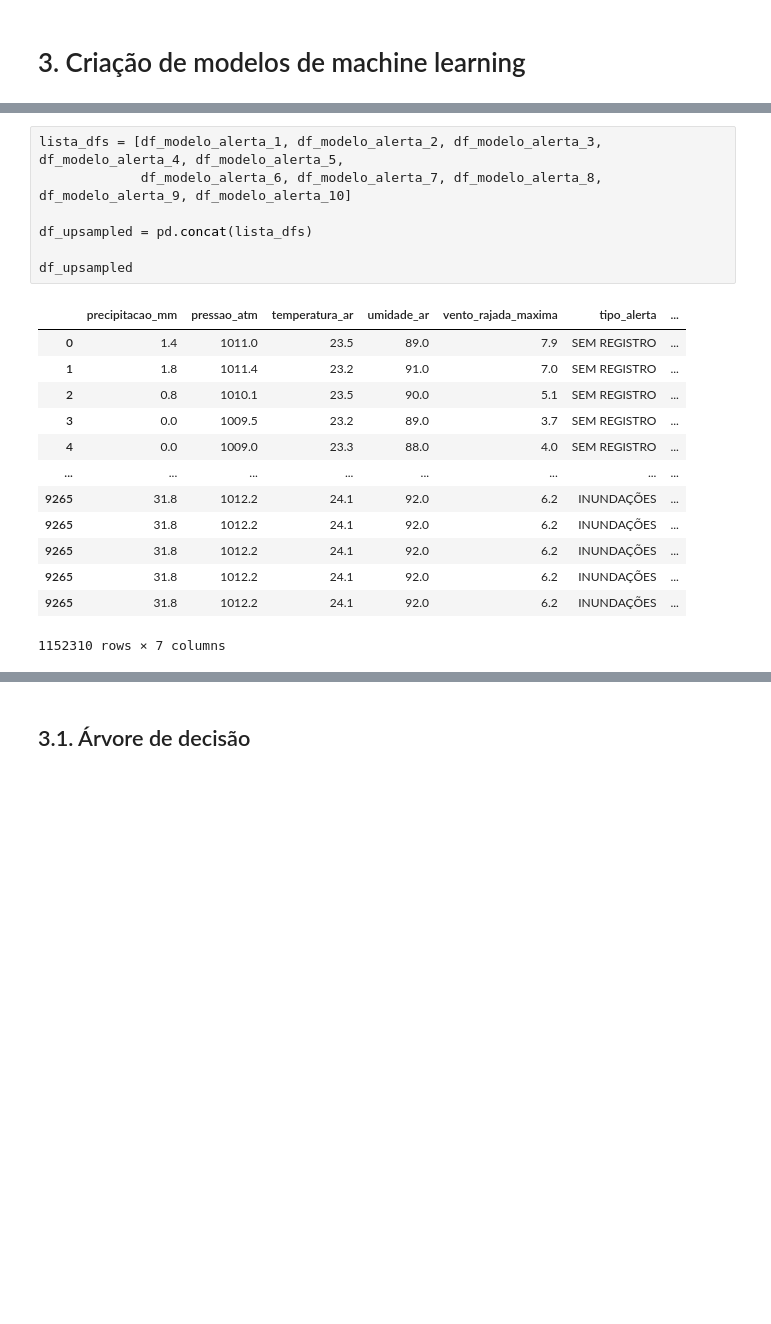
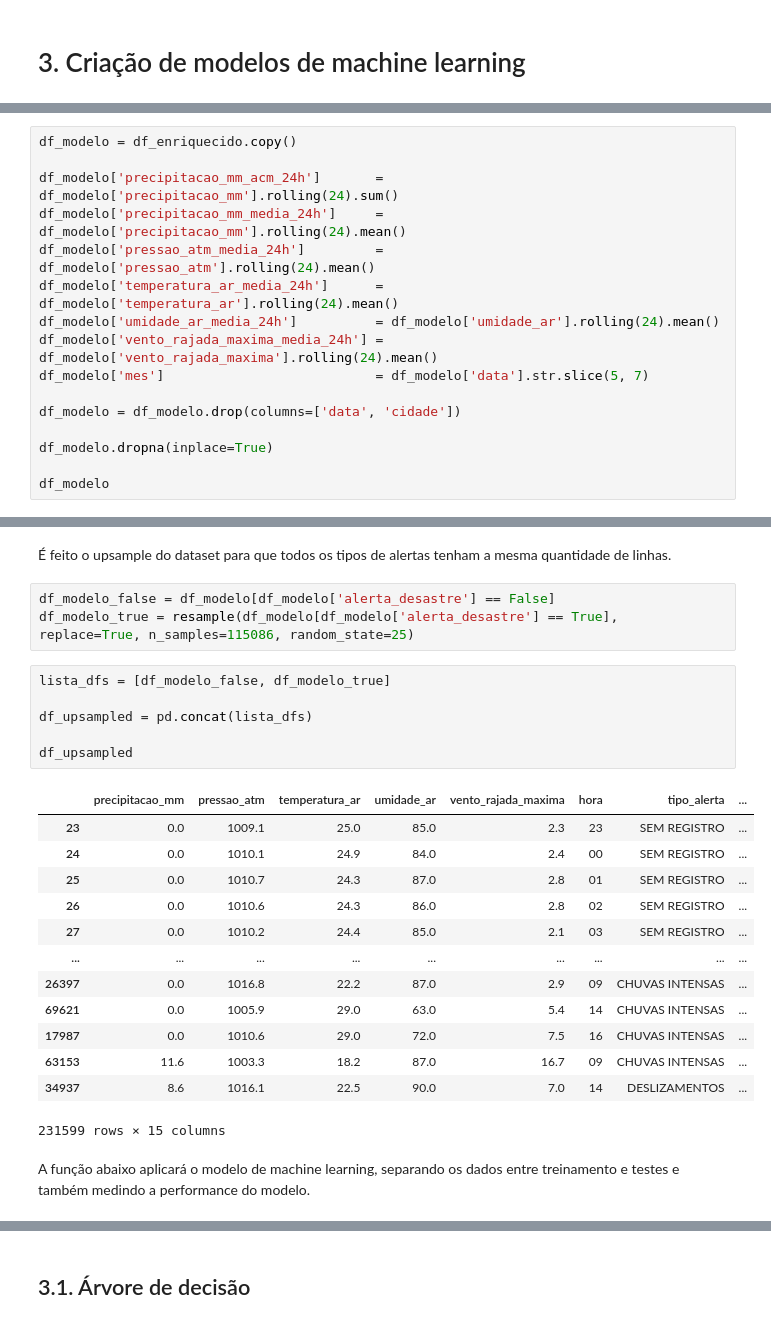
Before and after one commit to renankw/tcc-puc-minas, a Jupyter notebook: tcc_puc_minas_renan_wachter.ipynb, the cells around one changed output, grey strips where cells are left out. Drawn from its saved outputs; the diff is of its cells as text; blank space fills up the shorter version.

```diff
--- a/tcc_puc_minas_renan_wachter.ipynb
+++ b/tcc_puc_minas_renan_wachter.ipynb
@@ -857,0 +828,16 @@ df_modelo_alerta_10 = resample(df_modelo[df_modelo['tipo_alerta'] == 'INUNDAÇÕ
+# %%
+df_modelo = df_enriquecido.copy()
+
+df_modelo['precipitacao_mm_acm_24h']       = df_modelo['precipitacao_mm'].rolling(24).sum()
+df_modelo['precipitacao_mm_media_24h']     = df_modelo['precipitacao_mm'].rolling(24).mean()
+df_modelo['pressao_atm_media_24h']         = df_modelo['pressao_atm'].rolling(24).mean()
+df_modelo['temperatura_ar_media_24h']      = df_modelo['temperatura_ar'].rolling(24).mean()
+df_modelo['umidade_ar_media_24h']          = df_modelo['umidade_ar'].rolling(24).mean()
+df_modelo['vento_rajada_maxima_media_24h'] = df_modelo['vento_rajada_maxima'].rolling(24).mean()
+df_modelo['mes']                           = df_modelo['data'].str.slice(5, 7)
+
+df_modelo = df_modelo.drop(columns=['data', 'cidade'])
+
+df_modelo.dropna(inplace=True)
+
+df_modelo
@@ -858,24 +858,30 @@ df_modelo_alerta_10 = resample(df_modelo[df_modelo['tipo_alerta'] == 'INUNDAÇÕ
+# %% [markdown]
+É feito o upsample do dataset para que todos os tipos de alertas tenham a mesma quantidade de linhas.
+# %%
+df_modelo_false = df_modelo[df_modelo['alerta_desastre'] == False]
+df_modelo_true = resample(df_modelo[df_modelo['alerta_desastre'] == True], replace=True, n_samples=115086, random_state=25)
 # %%
-lista_dfs = [df_modelo_alerta_1, df_modelo_alerta_2, df_modelo_alerta_3, df_modelo_alerta_4, df_modelo_alerta_5,
-             df_modelo_alerta_6, df_modelo_alerta_7, df_modelo_alerta_8, df_modelo_alerta_9, df_modelo_alerta_10]
+lista_dfs = [df_modelo_false, df_modelo_true]
 
 df_upsampled = pd.concat(lista_dfs)
 
 df_upsampled
 # %% [output]
-|  | precipitacao_mm | pressao_atm | temperatura_ar | umidade_ar | vento_rajada_maxima | tipo_alerta | ... |
-| 0 | 1.4 | 1011.0 | 23.5 | 89.0 | 7.9 | SEM REGISTRO | ... |
-| 1 | 1.8 | 1011.4 | 23.2 | 91.0 | 7.0 | SEM REGISTRO | ... |
-| 2 | 0.8 | 1010.1 | 23.5 | 90.0 | 5.1 | SEM REGISTRO | ... |
-| 3 | 0.0 | 1009.5 | 23.2 | 89.0 | 3.7 | SEM REGISTRO | ... |
-| 4 | 0.0 | 1009.0 | 23.3 | 88.0 | 4.0 | SEM REGISTRO | ... |
-| ... | ... | ... | ... | ... | ... | ... | ... |
-| 9265 | 31.8 | 1012.2 | 24.1 | 92.0 | 6.2 | INUNDAÇÕES | ... |
-| 9265 | 31.8 | 1012.2 | 24.1 | 92.0 | 6.2 | INUNDAÇÕES | ... |
-| 9265 | 31.8 | 1012.2 | 24.1 | 92.0 | 6.2 | INUNDAÇÕES | ... |
-| 9265 | 31.8 | 1012.2 | 24.1 | 92.0 | 6.2 | INUNDAÇÕES | ... |
-| 9265 | 31.8 | 1012.2 | 24.1 | 92.0 | 6.2 | INUNDAÇÕES | ... |
+|  | precipitacao_mm | pressao_atm | temperatura_ar | umidade_ar | vento_rajada_maxima | hora | tipo_alerta | ... |
+| 23 | 0.0 | 1009.1 | 25.0 | 85.0 | 2.3 | 23 | SEM REGISTRO | ... |
+| 24 | 0.0 | 1010.1 | 24.9 | 84.0 | 2.4 | 00 | SEM REGISTRO | ... |
+| 25 | 0.0 | 1010.7 | 24.3 | 87.0 | 2.8 | 01 | SEM REGISTRO | ... |
+| 26 | 0.0 | 1010.6 | 24.3 | 86.0 | 2.8 | 02 | SEM REGISTRO | ... |
+| 27 | 0.0 | 1010.2 | 24.4 | 85.0 | 2.1 | 03 | SEM REGISTRO | ... |
+| ... | ... | ... | ... | ... | ... | ... | ... | ... |
+| 26397 | 0.0 | 1016.8 | 22.2 | 87.0 | 2.9 | 09 | CHUVAS INTENSAS | ... |
+| 69621 | 0.0 | 1005.9 | 29.0 | 63.0 | 5.4 | 14 | CHUVAS INTENSAS | ... |
+| 17987 | 0.0 | 1010.6 | 29.0 | 72.0 | 7.5 | 16 | CHUVAS INTENSAS | ... |
+| 63153 | 11.6 | 1003.3 | 18.2 | 87.0 | 16.7 | 09 | CHUVAS INTENSAS | ... |
+| 34937 | 8.6 | 1016.1 | 22.5 | 90.0 | 7.0 | 14 | DESLIZAMENTOS | ... |
-1152310 rows × 7 columns
+231599 rows × 15 columns
+# %% [markdown]
+A função abaixo aplicará o modelo de machine learning, separando os dados entre treinamento e testes e também medindo a performance do modelo.
 # %%
 DataFrame = pd.core.frame.DataFrame
 
```
Also changed, not shown: parts of 54 cells of this notebook.
